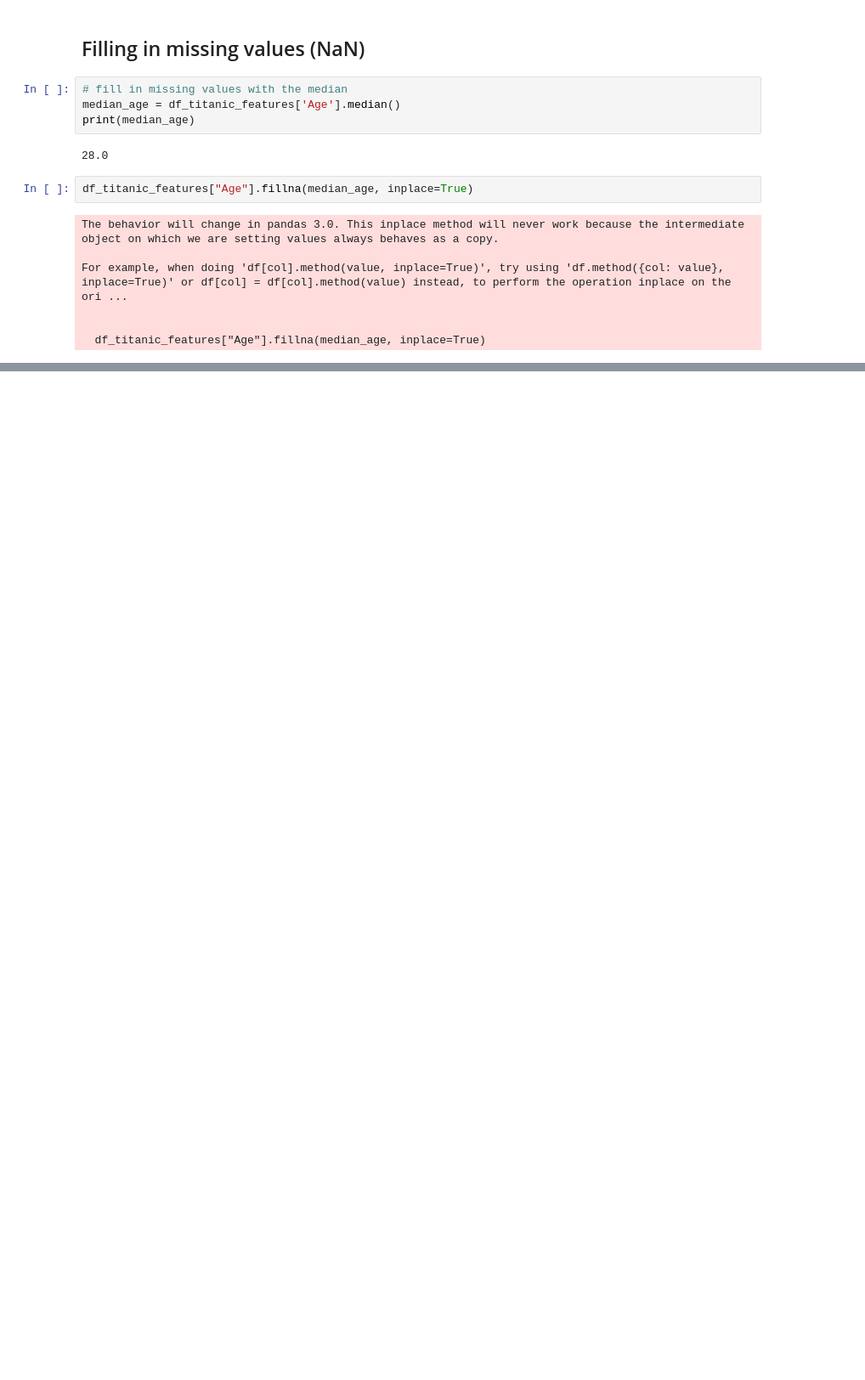
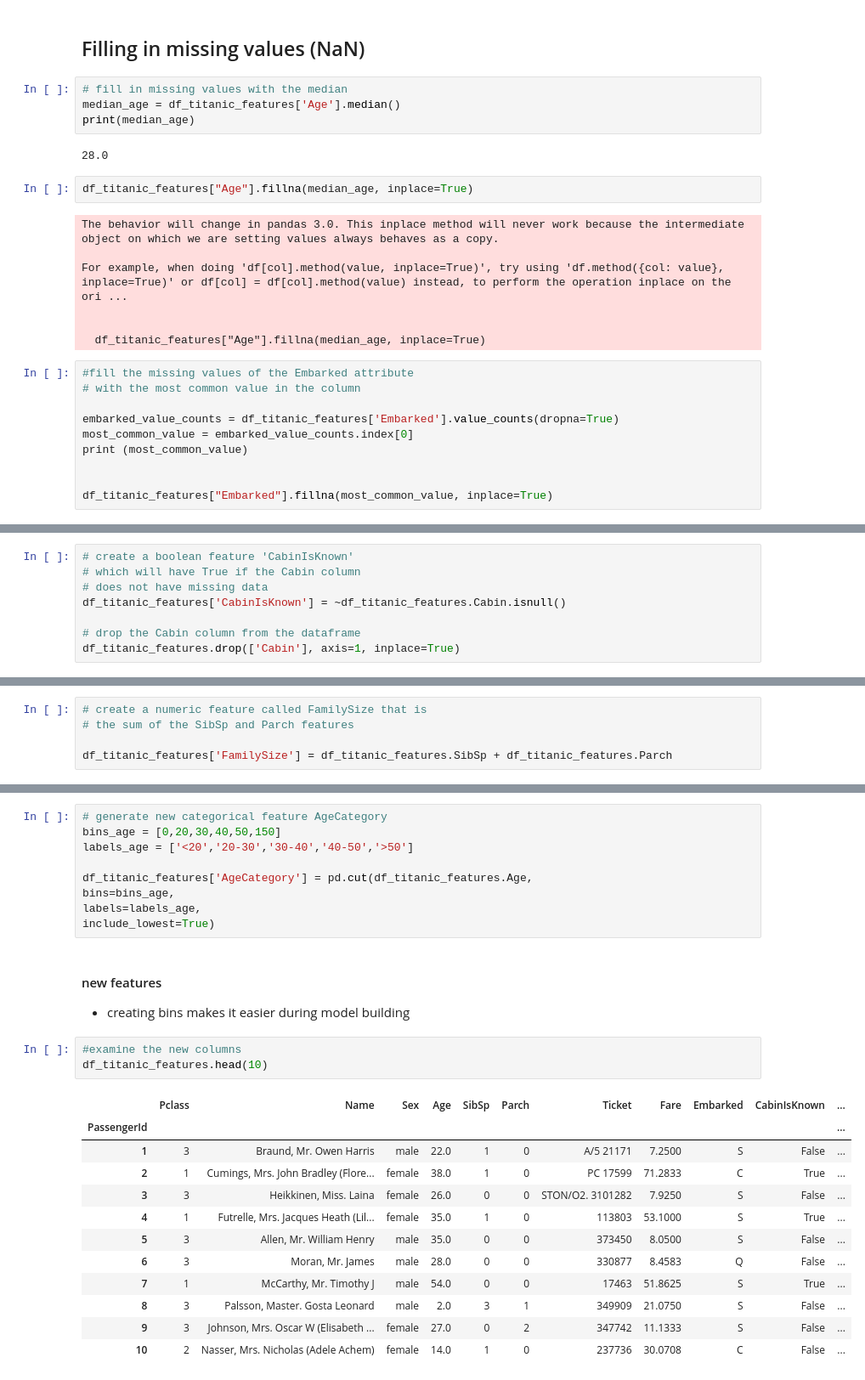
Before and after one commit to CheropS/Titanic, a Jupyter notebook: index.ipynb, the cells around one changed output, grey strips where cells are left out. Shown at 85% size. Cells and saved outputs as stored; diff of their text form; blank space fills up the shorter version.

Commit message:
creating new features agecategory and family size

```diff
--- a/index.ipynb
+++ b/index.ipynb
@@ -199,3 +199,13 @@ For example, when doing 'df[col].method(value, inplace=True)', try using 'df.met
 
 
   df_titanic_features["Age"].fillna(median_age, inplace=True)
+# %%
+#fill the missing values of the Embarked attribute
+# with the most common value in the column
+
+embarked_value_counts = df_titanic_features['Embarked'].value_counts(dropna=True)
+most_common_value = embarked_value_counts.index[0]
+print (most_common_value)
+
+
+df_titanic_features["Embarked"].fillna(most_common_value, inplace=True)
@@ -201,0 +216,8 @@ For example, when doing 'df[col].method(value, inplace=True)', try using 'df.met
+# %%
+# create a boolean feature 'CabinIsKnown'
+# which will have True if the Cabin column
+# does not have missing data
+df_titanic_features['CabinIsKnown'] = ~df_titanic_features.Cabin.isnull()
+
+# drop the Cabin column from the dataframe
+df_titanic_features.drop(['Cabin'], axis=1, inplace=True)
@@ -201,0 +248,5 @@ For example, when doing 'df[col].method(value, inplace=True)', try using 'df.met
+# %%
+# create a numeric feature called FamilySize that is
+# the sum of the SibSp and Parch features
+
+df_titanic_features['FamilySize'] = df_titanic_features.SibSp + df_titanic_features.Parch
@@ -201,0 +257,28 @@ For example, when doing 'df[col].method(value, inplace=True)', try using 'df.met
+# %%
+# generate new categorical feature AgeCategory
+bins_age = [0,20,30,40,50,150]
+labels_age = ['<20','20-30','30-40','40-50','>50']
+
+df_titanic_features['AgeCategory'] = pd.cut(df_titanic_features.Age,
+bins=bins_age,
+labels=labels_age,
+include_lowest=True)
+# %% [markdown]
+#### new features
+- creating bins makes it easier during model building
+# %%
+#examine the new columns
+df_titanic_features.head(10)
+# %% [output]
+|  | Pclass | Name | Sex | Age | SibSp | Parch | Ticket | Fare | Embarked | CabinIsKnown | ... |
+| PassengerId |  |  |  |  |  |  |  |  |  |  | ... |
+| 1 | 3 | Braund, Mr. Owen Harris | male | 22.0 | 1 | 0 | A/5 21171 | 7.2500 | S | False | ... |
+| 2 | 1 | Cumings, Mrs. John Bradley (Flore... | female | 38.0 | 1 | 0 | PC 17599 | 71.2833 | C | True | ... |
+| 3 | 3 | Heikkinen, Miss. Laina | female | 26.0 | 0 | 0 | STON/O2. 3101282 | 7.9250 | S | False | ... |
+| 4 | 1 | Futrelle, Mrs. Jacques Heath (Lil... | female | 35.0 | 1 | 0 | 113803 | 53.1000 | S | True | ... |
+| 5 | 3 | Allen, Mr. William Henry | male | 35.0 | 0 | 0 | 373450 | 8.0500 | S | False | ... |
+| 6 | 3 | Moran, Mr. James | male | 28.0 | 0 | 0 | 330877 | 8.4583 | Q | False | ... |
+| 7 | 1 | McCarthy, Mr. Timothy J | male | 54.0 | 0 | 0 | 17463 | 51.8625 | S | True | ... |
+| 8 | 3 | Palsson, Master. Gosta Leonard | male | 2.0 | 3 | 1 | 349909 | 21.0750 | S | False | ... |
+| 9 | 3 | Johnson, Mrs. Oscar W (Elisabeth ... | female | 27.0 | 0 | 2 | 347742 | 11.1333 | S | False | ... |
+| 10 | 2 | Nasser, Mrs. Nicholas (Adele Achem) | female | 14.0 | 1 | 0 | 237736 | 30.0708 | C | False | ... |
```
Also changed, not shown: parts of 6 cells of this notebook.
